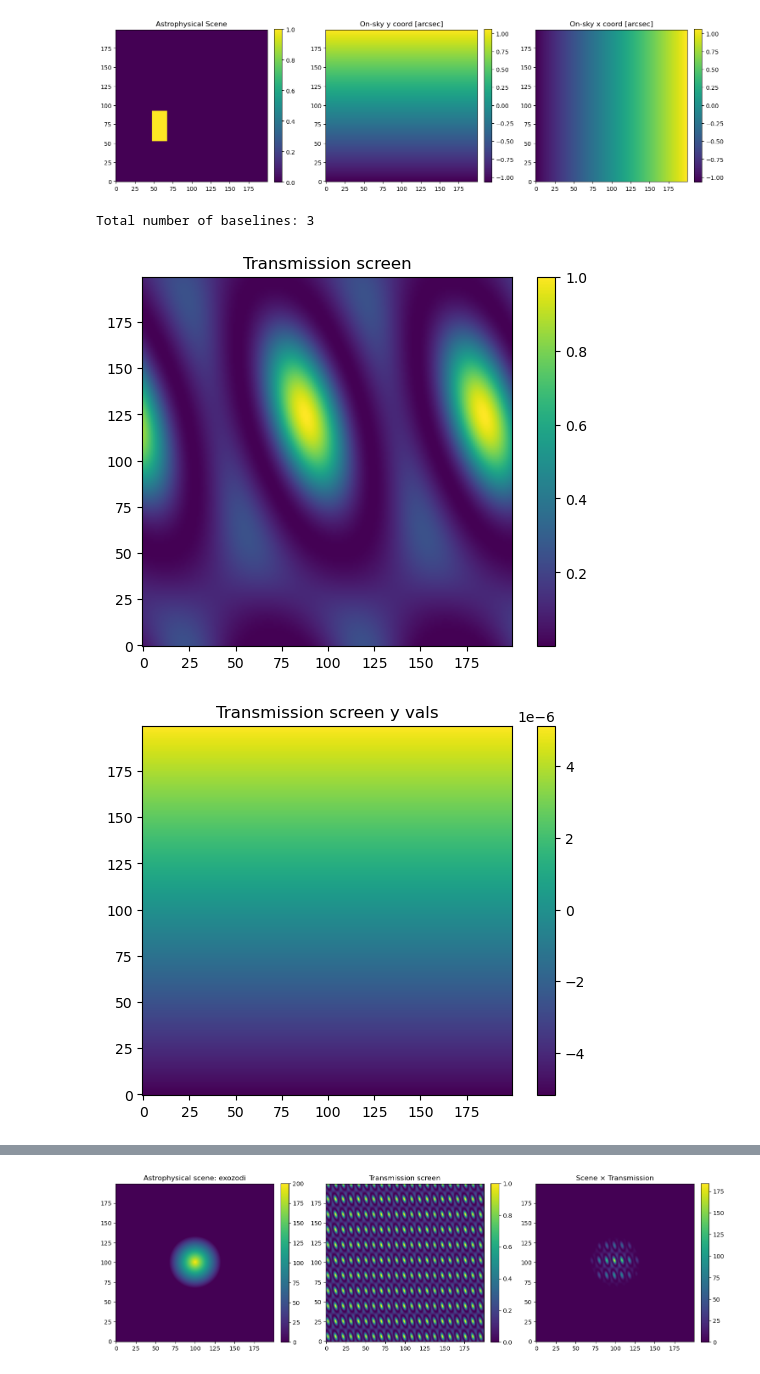
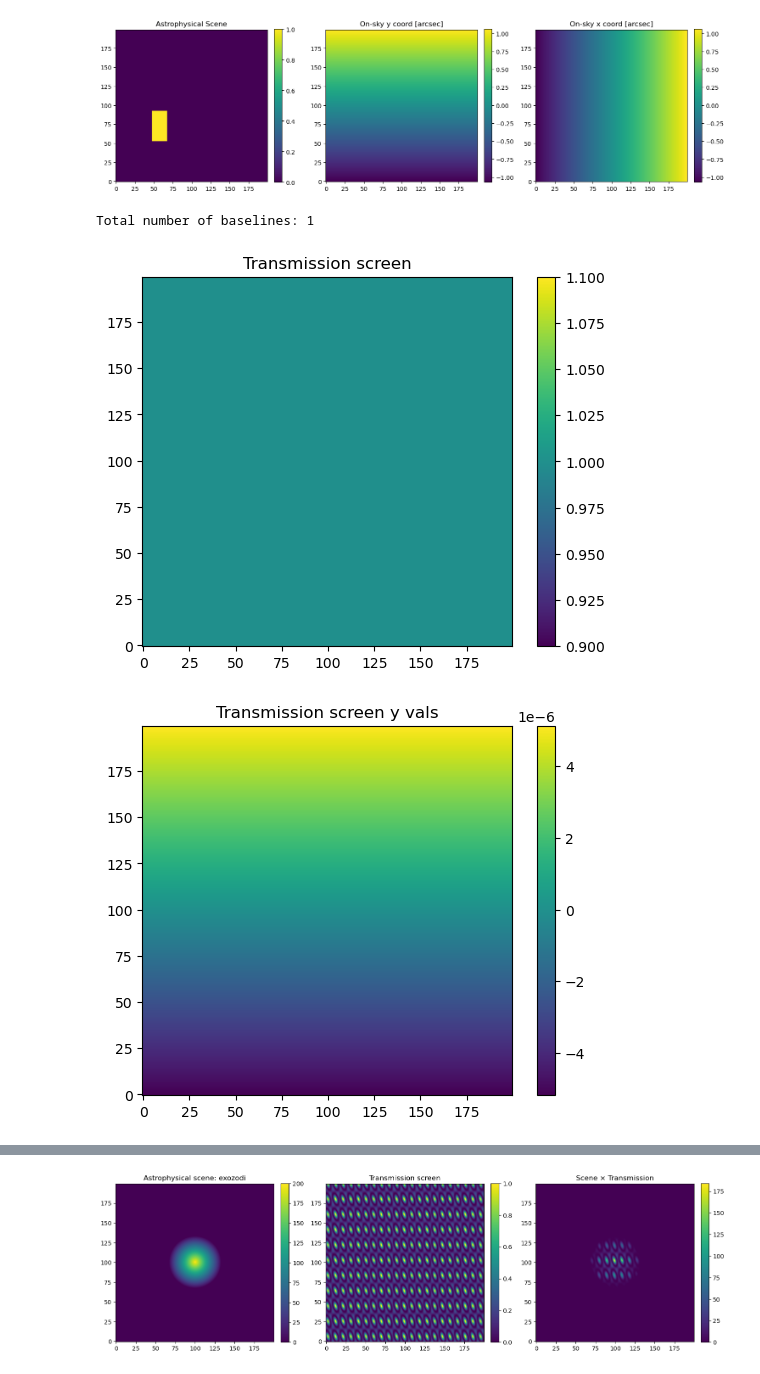
Before and after one commit to mwanakijiji/life_detectors, a Jupyter notebook: dev_notebooks/dev_transmission_screens.ipynb, the cells around one changed output, grey strips where cells are left out. Saved outputs shown, nothing was run; the diff lists cells and outputs as text; code cells hidden in the pictures.

```diff
--- a/dev_notebooks/dev_transmission_screens.ipynb
+++ b/dev_notebooks/dev_transmission_screens.ipynb
@@ -247,38 +247,38 @@ phi_dc_vec_rad_3 = np.array([0, np.pi/4, 0])
 
 #complex_response, transmission_response = inst_response_and_transmission(A_vec=A_vec_2, x_vec=x_vec_2, phi_dc_vec_rad=phi_dc_vec_rad_2, theta_vec_2d_asec=astro_cube[1:,:,:], wavel_m=wavel_m, plot=True)
 theta_sky_asec = astro_cube[1:, :, :]  # y, x arcsec grids
 
 # A_vec: array of amplitudes (ex. np.array([1, 1, 1]))
 # x_vec: array of vectors of aperture positions (y,x) [m] (ex. np.array(([0, -1], [0, 1], [1, 1])))
 # phi_dc_vec_rad: array of absolute DC (i.e., induced) phase offsets of each branch of the instrument [rad] (ex. np.array([0, np.pi/4, 0]))
 # theta_vec_2d_asec: cube with slice 0 = y_asec, slice 1 = x_asec (ex. astro_cube[1:,:,:])
 # wavel_m: wavelength in meters (ex. 1e-6)
 # plot: boolean, if True, plot the instrument response
 complex_response, transmission_response = inst_response_and_transmission(
-    A_vec=A_vec_3,
-    x_vec=x_vec_3,
-    phi_dc_vec_rad=phi_dc_vec_rad_3,
+    A_vec=A_vec_2,
+    x_vec=x_vec_2,
+    phi_dc_vec_rad=phi_dc_vec_rad_2,
     theta_vec_2d_asec=theta_sky_asec,
     wavel_m=wavel_m,
     plot=False,
 )
 plt.imshow(transmission_response[0,:,:], origin='lower')
 plt.colorbar()
 plt.title('Transmission screen')
 plt.show()
 
 plt.imshow(transmission_response[1,:,:], origin='lower')
 plt.colorbar()
 plt.title('Transmission screen y vals')
 plt.show()
 
 plt.imshow(transmission_response[2,:,:], origin='lower')
 plt.colorbar()
 plt.title('Transmission screen x vals')
 plt.show()
 # %% [output]
-Total number of baselines: 3
+Total number of baselines: 1
-[figure, old version]
+[figure, new version]
 [figure]
 [figure]
 # %%
```
Also changed, not shown: 6 other files.
